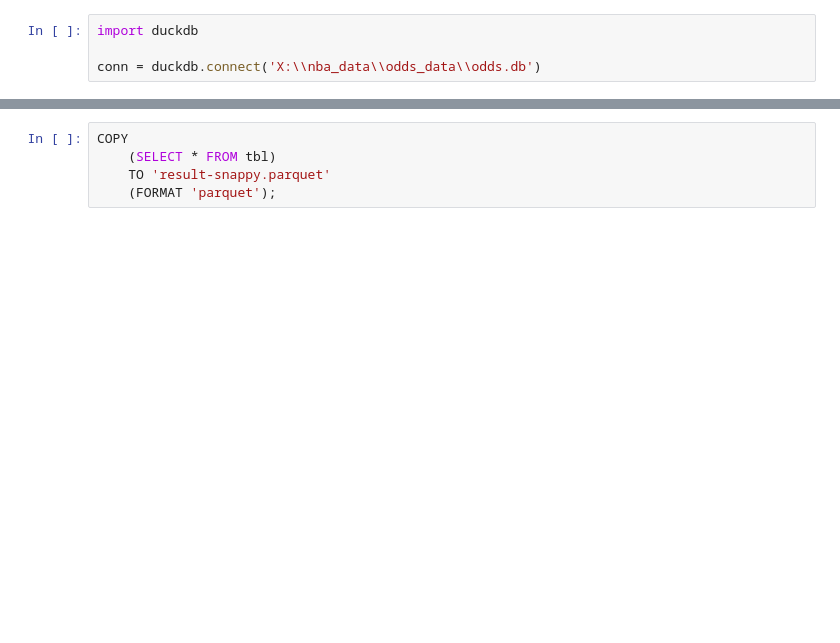
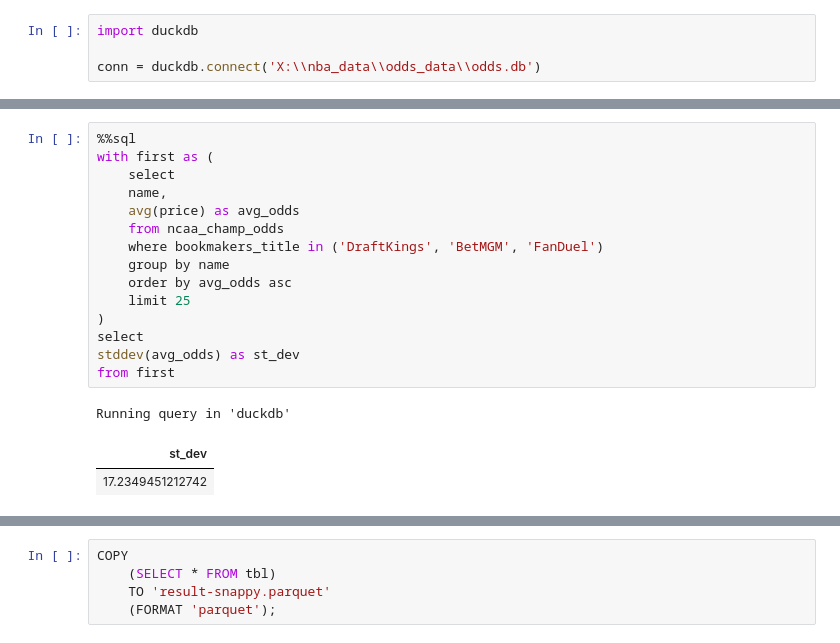
Before and after one commit to cwood003/wood-ball, a Jupyter notebook: wood-ball/test copy.ipynb, the cells around one changed output, grey strips where cells are left out. Drawn from its saved outputs; the diff is of its cells as text; blank space fills up the shorter version.

```diff
--- a/wood-ball/test copy.ipynb
+++ b/wood-ball/test copy.ipynb
@@ -125,0 +90,19 @@ conn = duckdb.connect('X:\\nba_data\\odds_data\\odds.db')
+# %%
+%%sql
+with first as (
+    select
+    name,
+    avg(price) as avg_odds
+    from ncaa_champ_odds
+    where bookmakers_title in ('DraftKings', 'BetMGM', 'FanDuel')
+    group by name
+    order by avg_odds asc
+    limit 25
+)
+select
+stddev(avg_odds) as st_dev
+from first
+# %% [output]
+Running query in 'duckdb'
+| st_dev |
+| 17.2349451212742 |
```
Also changed, not shown: parts of 22 cells of this notebook, 3 other files.
